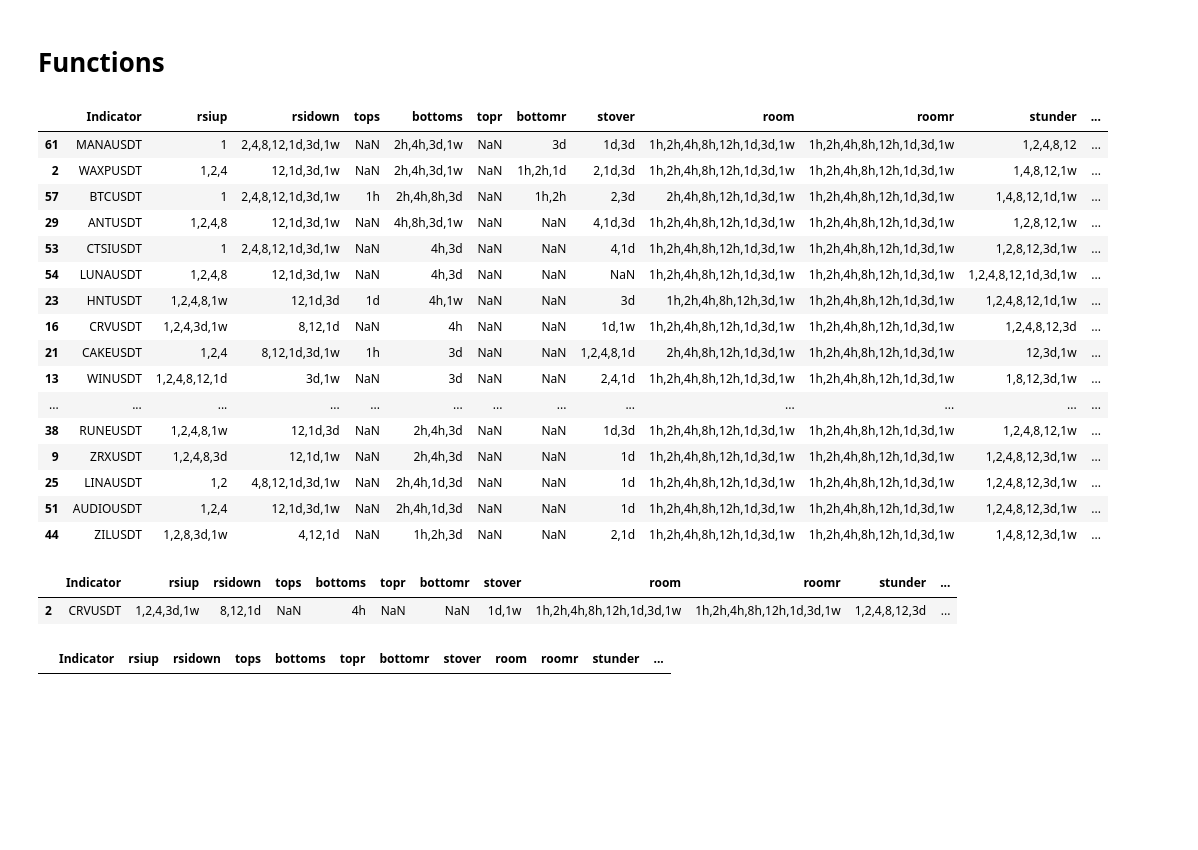
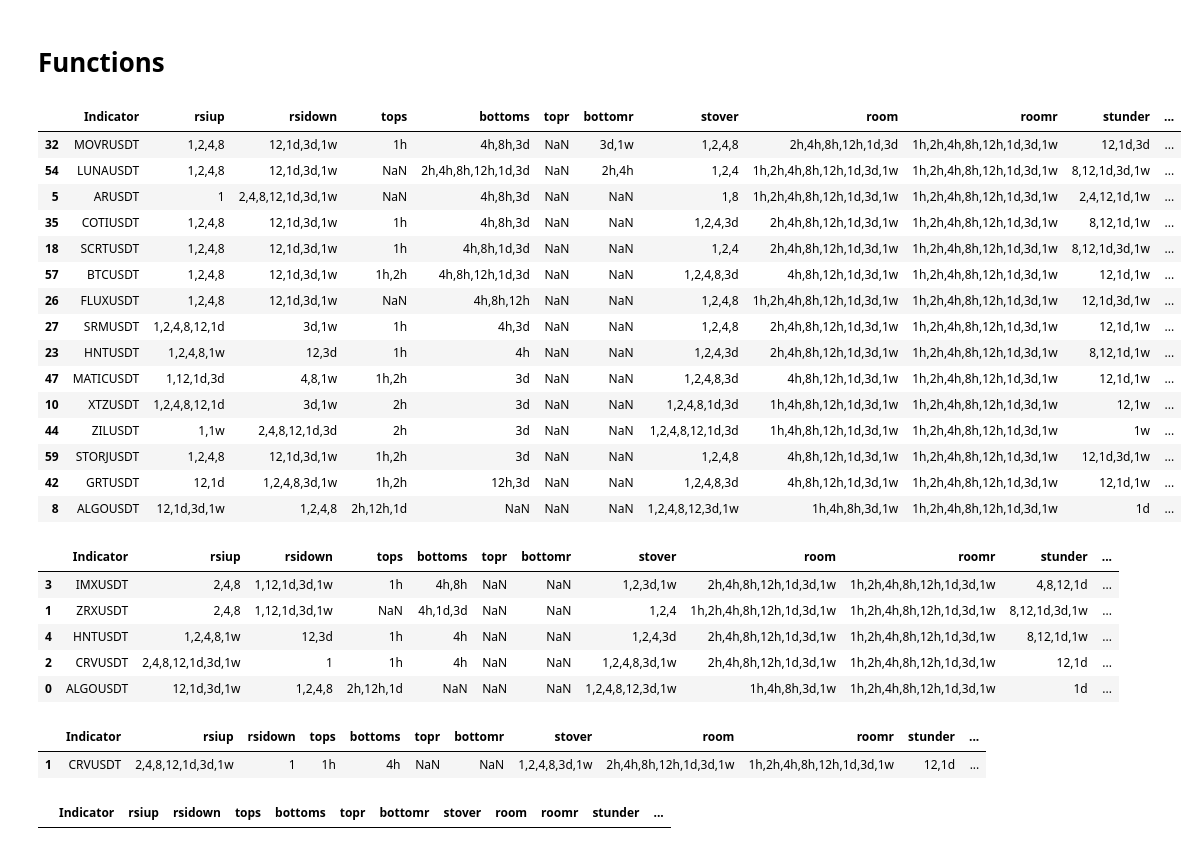
Before and after one commit to hjabbour/ML, a Jupyter notebook: STRSIMACDSMATOPBOTTOM-ML-Draft.ipynb, the cells around one changed output. Cells and saved outputs as stored; diff of their text form; code cells hidden in the pictures; blank space fills up the shorter version.

```diff
--- a/STRSIMACDSMATOPBOTTOM-ML-Draft.ipynb
+++ b/STRSIMACDSMATOPBOTTOM-ML-Draft.ipynb
@@ -188,8 +188,8 @@ for interval in intervals:
                 dflive['SMA200'] = SMA(dflive['c'],200)
                 dflive['MACD'] = MMACD(dflive['c'])[0]
                 dflive['MACDSIGNAL'] = MMACD(dflive['c'])[1]
-                dflive['BTTOMP'] = FBOTTOMP(dflive['l'],5)
-                dflive['TPP'] = FTOPP(dflive['h'],5)
+                dflive['BTTOMP'] = FBOTTOMP(dflive['l'],10)
+                dflive['TPP'] = FTOPP(dflive['h'],10)
 
 
 
@@ -1044,7 +1030,7 @@ test = newframe.loc[(newframe['rsidown'] >= '2h')]
 #test = newframe.loc[(newframe['rsiup'] >= '1,2')]
 #test = newframe.loc[(newframe['bottoms'] >= '2h,4h') & (newframe['rsiup'] >= '1,2')]
 test = newframe.loc[(newframe['bottoms'] >= '2h') & (newframe['bottomr'] >= '1') ]
-#test = newframe.loc[(newframe['bottomr'] >= '1') & (newframe['rsiup'] >= '1')]
+test = newframe.loc[(newframe['bottomr'] >= '1') & (newframe['rsiup'] >= '1')]
 #test = newframe.loc[(newframe['bottomr'].notnull()) &  (newframe['rsidown'].notnull()) ]
 #test = newframe.loc[(newframe['bottomr'].notnull()) &  (newframe['shift'].notnull()) ]
 #test = newframe.loc[(newframe['bottoms'].notnull()) & (newframe['uptrend'].notnull()) &  (newframe['bottomr'].notnull()) ]
@@ -1052,52 +1038,76 @@ test = newframe.loc[(newframe['bottoms'] >= '2h') & (newframe['bottomr'] >= '1')
 #test = newframe.loc[(newframe['bottomr'].notnull()) &  (newframe['stkup'].notnull()) & (newframe['topr'].isnull()) ]
 
 #test = newframe.loc[(newframe['stkdown'].isnull()) &  (newframe['bottoms'].notnull()) ]
 #test = newframe.loc[(newframe['stunder'] <= '3d') &  (newframe['rsiup'] <= '1d') ]
 #test = newframe.loc[(newframe['shift'].notnull()) &  (newframe['uptrend'].notnull()) ]
 #test = newframe.loc[(newframe['stunder'] <= '3d') &  (newframe['rsiup'] <= '1d') & (newframe['rsidown'].isnull())]
-#test = newframe.loc[(newframe['rsiup'] <= '1d') & (newframe['rsidown'].isnull())]
+test = newframe.loc[(newframe['rsiup'] <= '1d') & (newframe['rsidown'].isnull())]
+test = newframe.loc[(newframe['rsiup'].notnull()) & (newframe['bottoms'].notnull())  & (newframe['uptrend'].notnull())]
+
+
+test = newframe.loc[(newframe['rsiup'] <= '1d')]
 
 
 #test = newframe.loc[(newframe['rsidown'].isnull()) &  (newframe['stkup'].notnull()) ]
 #test = newframe.loc[(newframe['rsidown'].notnull()) &  (newframe['stkup'].notnull()) ]
 #test = newframe.loc[(newframe['rsidown'].notnull()) &  (newframe['bottoms'].notnull())]
 
 
 #test = newframe.loc[(newframe['bottomr'] >= '12h') &  (newframe['stkup'].notnull()) ]
 
-#test = newframe.loc[(newframe['tops'].isnull()) &  (newframe['bottoms'].notnull()) ]
+#test = newframe.loc[(newframe['tops'].isnull()) &  (newframe['rsidown'].isnull()) ]
+
+
 #test = newframe.loc[(newframe['stkup'].notnull()) &  (newframe['bottoms'].notnull()) & (newframe['tops'].isnull()) ]
 
-test = newframe.loc[(newframe['rsiup'] >= '1') & (newframe['bottoms'] >= '1h') ]
+#test = newframe.loc[(newframe['rsiup'] <= '1w') & (newframe['bottoms'] >= '4h') &  (newframe['shift'].notnull())]
+
+
+#test = newframe.loc[(newframe['shift'].notnull()) &  (newframe['bottoms'].notnull()) ]
 
 #test = newframe.loc[(newframe['rsidown'].isnull()) | (newframe['rsidown'] <= '1') ]
 
 #test = newframe.loc[(newframe['shift'] >= '1h') &  (newframe['dshift'].isnull()) & (newframe['downtrend'].isnull()) ]
 #test = newframe.loc[(newframe['shift'] >= '1h') &  (newframe['dshift'].isnull()) ]
 
 #test = newframe.loc[(newframe['shift'] >= '12h,1d,3d')]
 
 newframe
 
 test
 # %% [output]
 |  | Indicator | rsiup | rsidown | tops | bottoms | topr | bottomr | stover | room | roomr | stunder | ... |
-| 61 | MANAUSDT | 1 | 2,4,8,12,1d,3d,1w | NaN | 2h,4h,3d,1w | NaN | 3d | 1d,3d | 1h,2h,4h,8h,12h,1d,3d,1w | 1h,2h,4h,8h,12h,1d,3d,1w | 1,2,4,8,12 | ... |
-| 2 | WAXPUSDT | 1,2,4 | 12,1d,3d,1w | NaN | 2h,4h,3d,1w | NaN | 1h,2h,1d | 2,1d,3d | 1h,2h,4h,8h,12h,1d,3d,1w | 1h,2h,4h,8h,12h,1d,3d,1w | 1,4,8,12,1w | ... |
-| 57 | BTCUSDT | 1 | 2,4,8,12,1d,3d,1w | 1h | 2h,4h,8h,3d | NaN | 1h,2h | 2,3d | 2h,4h,8h,12h,1d,3d,1w | 1h,2h,4h,8h,12h,1d,3d,1w | 1,4,8,12,1d,1w | ... |
-| 29 | ANTUSDT | 1,2,4,8 | 12,1d,3d,1w | NaN | 4h,8h,3d,1w | NaN | NaN | 4,1d,3d | 1h,2h,4h,8h,12h,1d,3d,1w | 1h,2h,4h,8h,12h,1d,3d,1w | 1,2,8,12,1w | ... |
-| 53 | CTSIUSDT | 1 | 2,4,8,12,1d,3d,1w | NaN | 4h,3d | NaN | NaN | 4,1d | 1h,2h,4h,8h,12h,1d,3d,1w | 1h,2h,4h,8h,12h,1d,3d,1w | 1,2,8,12,3d,1w | ... |
-| 54 | LUNAUSDT | 1,2,4,8 | 12,1d,3d,1w | NaN | 4h,3d | NaN | NaN | NaN | 1h,2h,4h,8h,12h,1d,3d,1w | 1h,2h,4h,8h,12h,1d,3d,1w | 1,2,4,8,12,1d,3d,1w | ... |
-| 23 | HNTUSDT | 1,2,4,8,1w | 12,1d,3d | 1d | 4h,1w | NaN | NaN | 3d | 1h,2h,4h,8h,12h,3d,1w | 1h,2h,4h,8h,12h,1d,3d,1w | 1,2,4,8,12,1d,1w | ... |
-| 16 | CRVUSDT | 1,2,4,3d,1w | 8,12,1d | NaN | 4h | NaN | NaN | 1d,1w | 1h,2h,4h,8h,12h,1d,3d,1w | 1h,2h,4h,8h,12h,1d,3d,1w | 1,2,4,8,12,3d | ... |
-| 21 | CAKEUSDT | 1,2,4 | 8,12,1d,3d,1w | 1h | 3d | NaN | NaN | 1,2,4,8,1d | 2h,4h,8h,12h,1d,3d,1w | 1h,2h,4h,8h,12h,1d,3d,1w | 12,3d,1w | ... |
-| 13 | WINUSDT | 1,2,4,8,12,1d | 3d,1w | NaN | 3d | NaN | NaN | 2,4,1d | 1h,2h,4h,8h,12h,1d,3d,1w | 1h,2h,4h,8h,12h,1d,3d,1w | 1,8,12,3d,1w | ... |
-| ... | ... | ... | ... | ... | ... | ... | ... | ... | ... | ... | ... | ... |
-| 38 | RUNEUSDT | 1,2,4,8,1w | 12,1d,3d | NaN | 2h,4h,3d | NaN | NaN | 1d,3d | 1h,2h,4h,8h,12h,1d,3d,1w | 1h,2h,4h,8h,12h,1d,3d,1w | 1,2,4,8,12,1w | ... |
-| 9 | ZRXUSDT | 1,2,4,8,3d | 12,1d,1w | NaN | 2h,4h,3d | NaN | NaN | 1d | 1h,2h,4h,8h,12h,1d,3d,1w | 1h,2h,4h,8h,12h,1d,3d,1w | 1,2,4,8,12,3d,1w | ... |
-| 25 | LINAUSDT | 1,2 | 4,8,12,1d,3d,1w | NaN | 2h,4h,1d,3d | NaN | NaN | 1d | 1h,2h,4h,8h,12h,1d,3d,1w | 1h,2h,4h,8h,12h,1d,3d,1w | 1,2,4,8,12,3d,1w | ... |
-| 51 | AUDIOUSDT | 1,2,4 | 12,1d,3d,1w | NaN | 2h,4h,1d,3d | NaN | NaN | 1d | 1h,2h,4h,8h,12h,1d,3d,1w | 1h,2h,4h,8h,12h,1d,3d,1w | 1,2,4,8,12,3d,1w | ... |
-| 44 | ZILUSDT | 1,2,8,3d,1w | 4,12,1d | NaN | 1h,2h,3d | NaN | NaN | 2,1d | 1h,2h,4h,8h,12h,1d,3d,1w | 1h,2h,4h,8h,12h,1d,3d,1w | 1,4,8,12,3d,1w | ... |
+| 32 | MOVRUSDT | 1,2,4,8 | 12,1d,3d,1w | 1h | 4h,8h,3d | NaN | 3d,1w | 1,2,4,8 | 2h,4h,8h,12h,1d,3d | 1h,2h,4h,8h,12h,1d,3d,1w | 12,1d,3d | ... |
+| 54 | LUNAUSDT | 1,2,4,8 | 12,1d,3d,1w | NaN | 2h,4h,8h,12h,1d,3d | NaN | 2h,4h | 1,2,4 | 1h,2h,4h,8h,12h,1d,3d,1w | 1h,2h,4h,8h,12h,1d,3d,1w | 8,12,1d,3d,1w | ... |
+| 5 | ARUSDT | 1 | 2,4,8,12,1d,3d,1w | NaN | 4h,8h,3d | NaN | NaN | 1,8 | 1h,2h,4h,8h,12h,1d,3d,1w | 1h,2h,4h,8h,12h,1d,3d,1w | 2,4,12,1d,1w | ... |
+| 35 | COTIUSDT | 1,2,4,8 | 12,1d,3d,1w | 1h | 4h,8h,3d | NaN | NaN | 1,2,4,3d | 2h,4h,8h,12h,1d,3d,1w | 1h,2h,4h,8h,12h,1d,3d,1w | 8,12,1d,1w | ... |
+| 18 | SCRTUSDT | 1,2,4,8 | 12,1d,3d,1w | 1h | 4h,8h,1d,3d | NaN | NaN | 1,2,4 | 2h,4h,8h,12h,1d,3d,1w | 1h,2h,4h,8h,12h,1d,3d,1w | 8,12,1d,3d,1w | ... |
+| 57 | BTCUSDT | 1,2,4,8 | 12,1d,3d,1w | 1h,2h | 4h,8h,12h,1d,3d | NaN | NaN | 1,2,4,8,3d | 4h,8h,12h,1d,3d,1w | 1h,2h,4h,8h,12h,1d,3d,1w | 12,1d,1w | ... |
+| 26 | FLUXUSDT | 1,2,4,8 | 12,1d,3d,1w | NaN | 4h,8h,12h | NaN | NaN | 1,2,4,8 | 1h,2h,4h,8h,12h,1d,3d,1w | 1h,2h,4h,8h,12h,1d,3d,1w | 12,1d,3d,1w | ... |
+| 27 | SRMUSDT | 1,2,4,8,12,1d | 3d,1w | 1h | 4h,3d | NaN | NaN | 1,2,4,8 | 2h,4h,8h,12h,1d,3d,1w | 1h,2h,4h,8h,12h,1d,3d,1w | 12,1d,1w | ... |
+| 23 | HNTUSDT | 1,2,4,8,1w | 12,3d | 1h | 4h | NaN | NaN | 1,2,4,3d | 2h,4h,8h,12h,1d,3d,1w | 1h,2h,4h,8h,12h,1d,3d,1w | 8,12,1d,1w | ... |
+| 47 | MATICUSDT | 1,12,1d,3d | 4,8,1w | 1h,2h | 3d | NaN | NaN | 1,2,4,8,3d | 4h,8h,12h,1d,3d,1w | 1h,2h,4h,8h,12h,1d,3d,1w | 12,1d,1w | ... |
+| 10 | XTZUSDT | 1,2,4,8,12,1d | 3d,1w | 2h | 3d | NaN | NaN | 1,2,4,8,1d,3d | 1h,4h,8h,12h,1d,3d,1w | 1h,2h,4h,8h,12h,1d,3d,1w | 12,1w | ... |
+| 44 | ZILUSDT | 1,1w | 2,4,8,12,1d,3d | 2h | 3d | NaN | NaN | 1,2,4,8,12,1d,3d | 1h,4h,8h,12h,1d,3d,1w | 1h,2h,4h,8h,12h,1d,3d,1w | 1w | ... |
+| 59 | STORJUSDT | 1,2,4,8 | 12,1d,3d,1w | 1h,2h | 3d | NaN | NaN | 1,2,4,8 | 4h,8h,12h,1d,3d,1w | 1h,2h,4h,8h,12h,1d,3d,1w | 12,1d,3d,1w | ... |
+| 42 | GRTUSDT | 12,1d | 1,2,4,8,3d,1w | 1h,2h | 12h,3d | NaN | NaN | 1,2,4,8,3d | 4h,8h,12h,1d,3d,1w | 1h,2h,4h,8h,12h,1d,3d,1w | 12,1d,1w | ... |
+| 8 | ALGOUSDT | 12,1d,3d,1w | 1,2,4,8 | 2h,12h,1d | NaN | NaN | NaN | 1,2,4,8,12,3d,1w | 1h,4h,8h,3d,1w | 1h,2h,4h,8h,12h,1d,3d,1w | 1d | ... |
+# %%
+# Indicators for the week shift
+
+newframe=callfun(wshift,'rsiup','rsidown','tops','bottoms','topr','bottomr','stover','room','roomr','stunder','stkup','stkdown','uptrend','dshift','downtrend','shift')
+
+#newframe=newframe.sort_values(by=['downtrend','dshift','bottoms'],ascending=[True,True,True])
+newframe=newframe.sort_values(by=['bottoms','stkup','bottomr'],ascending=[False,True,False])
+
+newframe
+# %% [output]
+|  | Indicator | rsiup | rsidown | tops | bottoms | topr | bottomr | stover | room | roomr | stunder | ... |
+| 3 | IMXUSDT | 2,4,8 | 1,12,1d,3d,1w | 1h | 4h,8h | NaN | NaN | 1,2,3d,1w | 2h,4h,8h,12h,1d,3d,1w | 1h,2h,4h,8h,12h,1d,3d,1w | 4,8,12,1d | ... |
+| 1 | ZRXUSDT | 2,4,8 | 1,12,1d,3d,1w | NaN | 4h,1d,3d | NaN | NaN | 1,2,4 | 1h,2h,4h,8h,12h,1d,3d,1w | 1h,2h,4h,8h,12h,1d,3d,1w | 8,12,1d,3d,1w | ... |
+| 4 | HNTUSDT | 1,2,4,8,1w | 12,3d | 1h | 4h | NaN | NaN | 1,2,4,3d | 2h,4h,8h,12h,1d,3d,1w | 1h,2h,4h,8h,12h,1d,3d,1w | 8,12,1d,1w | ... |
+| 2 | CRVUSDT | 2,4,8,12,1d,3d,1w | 1 | 1h | 4h | NaN | NaN | 1,2,4,8,3d,1w | 2h,4h,8h,12h,1d,3d,1w | 1h,2h,4h,8h,12h,1d,3d,1w | 12,1d | ... |
+| 0 | ALGOUSDT | 12,1d,3d,1w | 1,2,4,8 | 2h,12h,1d | NaN | NaN | NaN | 1,2,4,8,12,3d,1w | 1h,4h,8h,3d,1w | 1h,2h,4h,8h,12h,1d,3d,1w | 1d | ... |
 # %%
 ## MACD gap and rsi up
 newframe=callfun(macd3dd,'rsiup','rsidown','tops','bottoms','topr','bottomr','stover','room','roomr','stunder','stkup','stkdown','uptrend','dshift','downtrend','shift')
@@ -1110,7 +1120,7 @@ test = newframe.loc[(newframe['uptrend'].notnull()) &  (newframe['bottoms'].notn
 test
 # %% [output]
 |  | Indicator | rsiup | rsidown | tops | bottoms | topr | bottomr | stover | room | roomr | stunder | ... |
-| 2 | CRVUSDT | 1,2,4,3d,1w | 8,12,1d | NaN | 4h | NaN | NaN | 1d,1w | 1h,2h,4h,8h,12h,1d,3d,1w | 1h,2h,4h,8h,12h,1d,3d,1w | 1,2,4,8,12,3d | ... |
+| 1 | CRVUSDT | 2,4,8,12,1d,3d,1w | 1 | 1h | 4h | NaN | NaN | 1,2,4,8,3d,1w | 2h,4h,8h,12h,1d,3d,1w | 1h,2h,4h,8h,12h,1d,3d,1w | 12,1d | ... |
 # %%
 test = newframe.loc[(newframe['Indicator'] == 'BTCUSDT')]
 test
```
Also changed, not shown: parts of 42 cells of this notebook, 4 other files.
